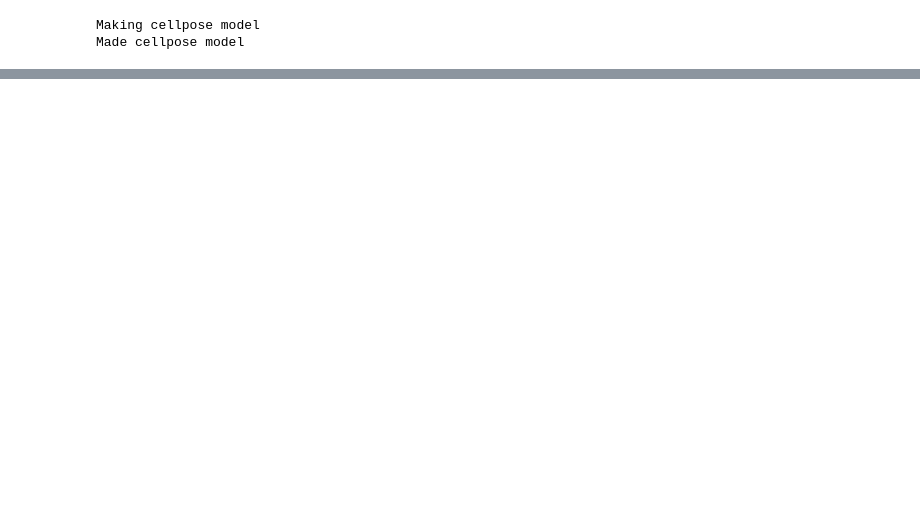
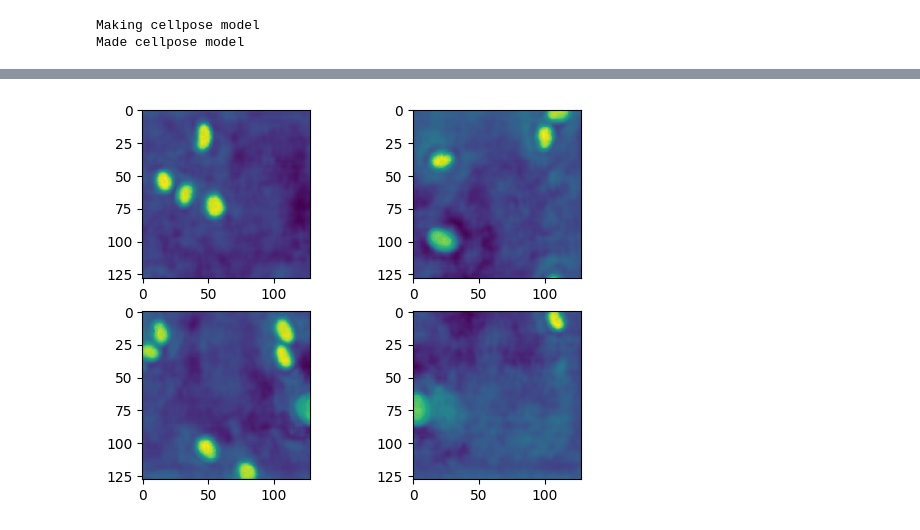
Before and after one commit to rzuberi/u_net_exploration, a Jupyter notebook: testing_cellprob_not.ipynb, the cells around one changed output, grey strips where cells are left out. Saved outputs shown, nothing was run; the diff lists cells and outputs as text; code cells hidden in the pictures; blank space fills up the shorter version.

```diff
--- a/testing_cellprob_not.ipynb
+++ b/testing_cellprob_not.ipynb
@@ -86 +183,7 @@ len masks 10
 Got data
+# %%
+img = X_train[0]
+xs = img.shape[0]//2  # division lines for the picture
+ys = img.shape[1]//2
+# now slice up the image (in a shape that works well with subplots)
+splits = np.array([[img[0:xs, 0:ys], img[0:xs, ys:]], [img[xs:, 0:ys], img[xs:, ys:]]])
@@ -86,0 +199,7 @@ Got data
+# %%
+fig, axs = plt.subplots(2, 2)
+for i in range(2):
+    for j in range(2):
+        axs[i][j].imshow(splits[i][j])
+# %% [output]
+[figure, added]
```
Also changed, not shown: parts of 35 cells of this notebook.
